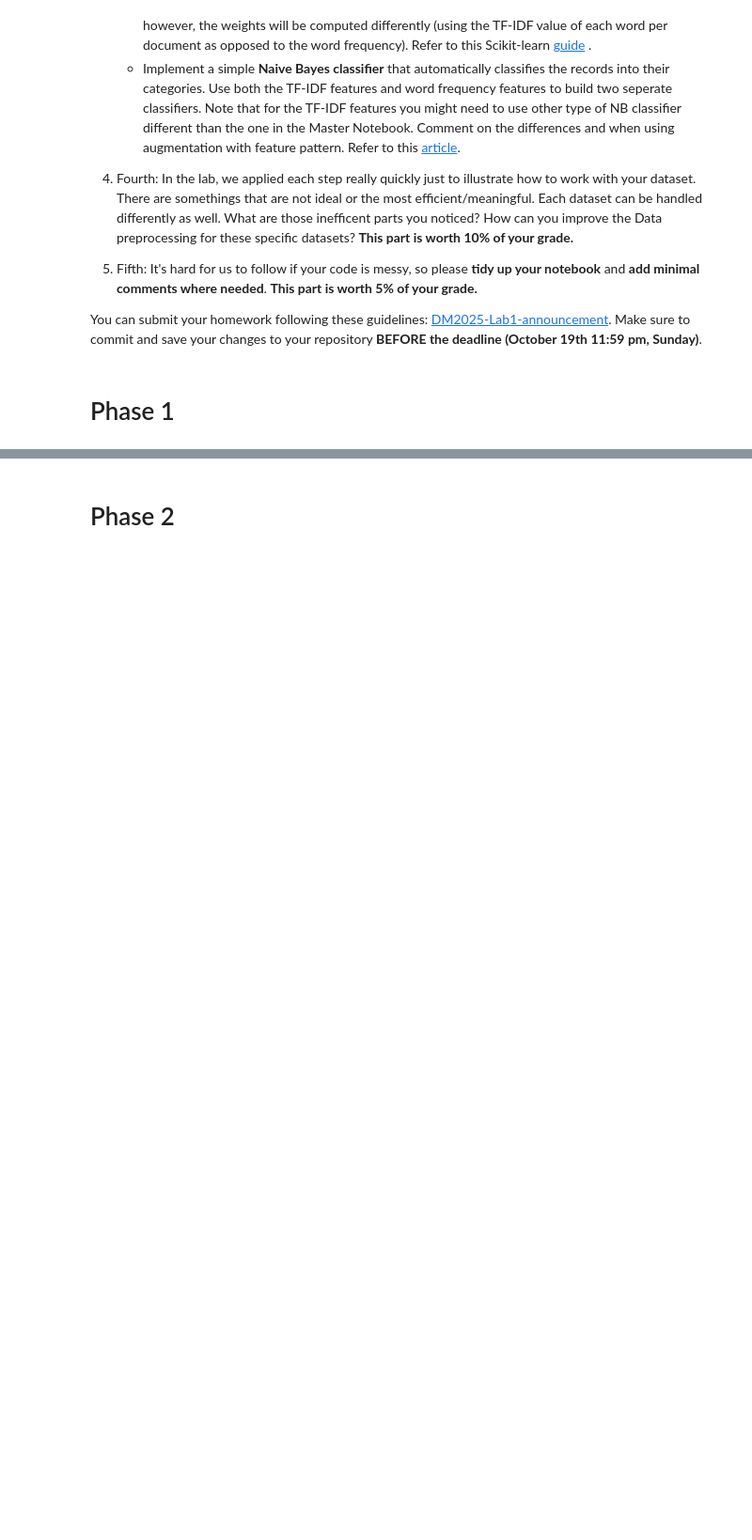
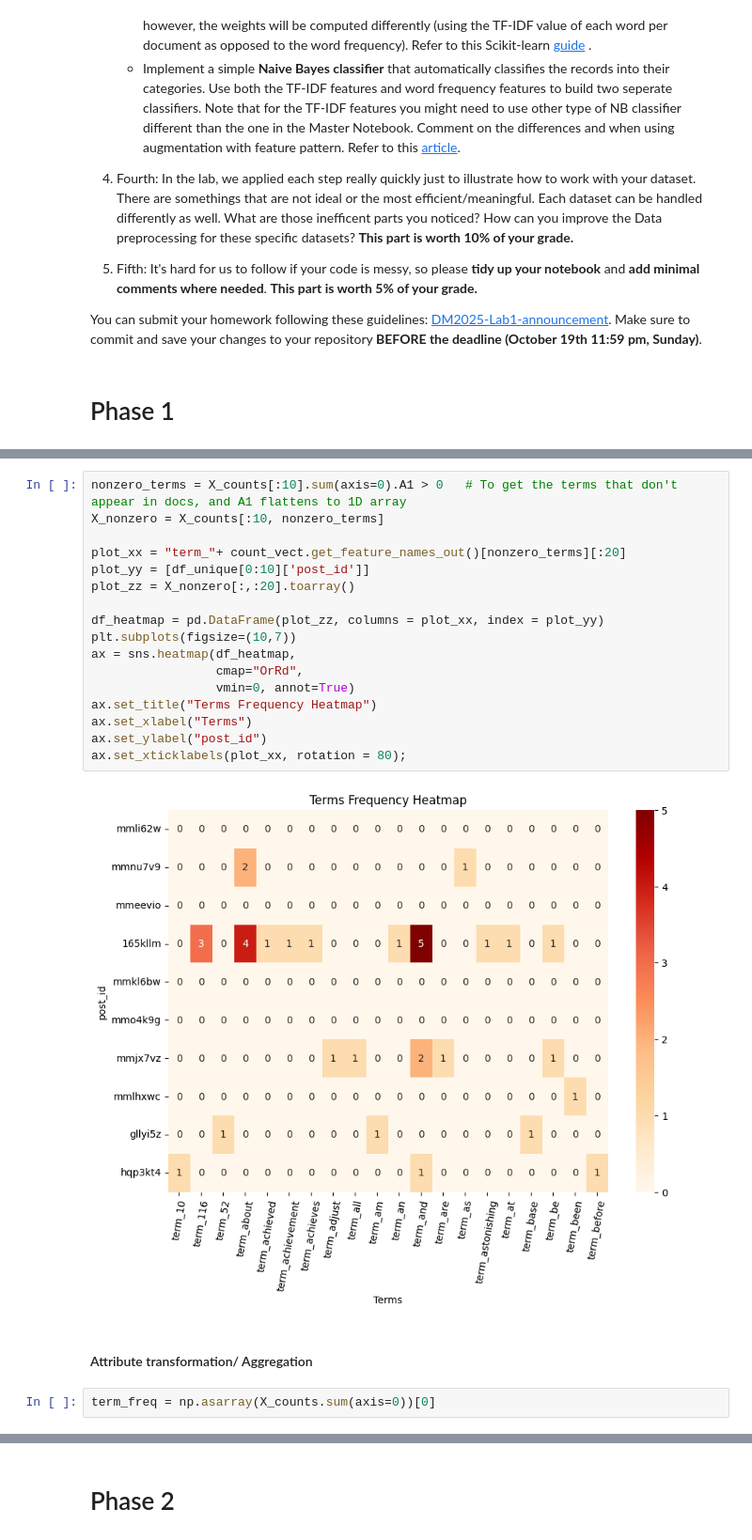
Before and after one commit to chiw4n/DM2025-Lab1-Exercise, a Jupyter notebook: DM2025-Lab1-Homework.ipynb, the cells around one changed output, grey strips where cells are left out. Shown at 94% size. Cells and saved outputs as stored; diff of their text form; blank space fills up the shorter version.

```diff
--- a/DM2025-Lab1-Homework.ipynb
+++ b/DM2025-Lab1-Homework.ipynb
@@ -62,0 +324,23 @@ You can submit your homework following these guidelines: [DM2025-Lab1-announceme
+# %%
+nonzero_terms = X_counts[:10].sum(axis=0).A1 > 0   # To get the terms that don't appear in docs, and A1 flattens to 1D array
+X_nonzero = X_counts[:10, nonzero_terms]
+
+plot_xx = "term_"+ count_vect.get_feature_names_out()[nonzero_terms][:20]
+plot_yy = [df_unique[0:10]['post_id']]
+plot_zz = X_nonzero[:,:20].toarray()
+
+df_heatmap = pd.DataFrame(plot_zz, columns = plot_xx, index = plot_yy)
+plt.subplots(figsize=(10,7))
+ax = sns.heatmap(df_heatmap,
+                 cmap="OrRd",
+                 vmin=0, annot=True)
+ax.set_title("Terms Frequency Heatmap")
+ax.set_xlabel("Terms")
+ax.set_ylabel("post_id")
+ax.set_xticklabels(plot_xx, rotation = 80);
+# %% [output]
+[figure, added]
+# %% [markdown]
+#### Attribute transformation/ Aggregation
+# %%
+term_freq = np.asarray(X_counts.sum(axis=0))[0]
```
Also changed, not shown: parts of 64 cells of this notebook.
